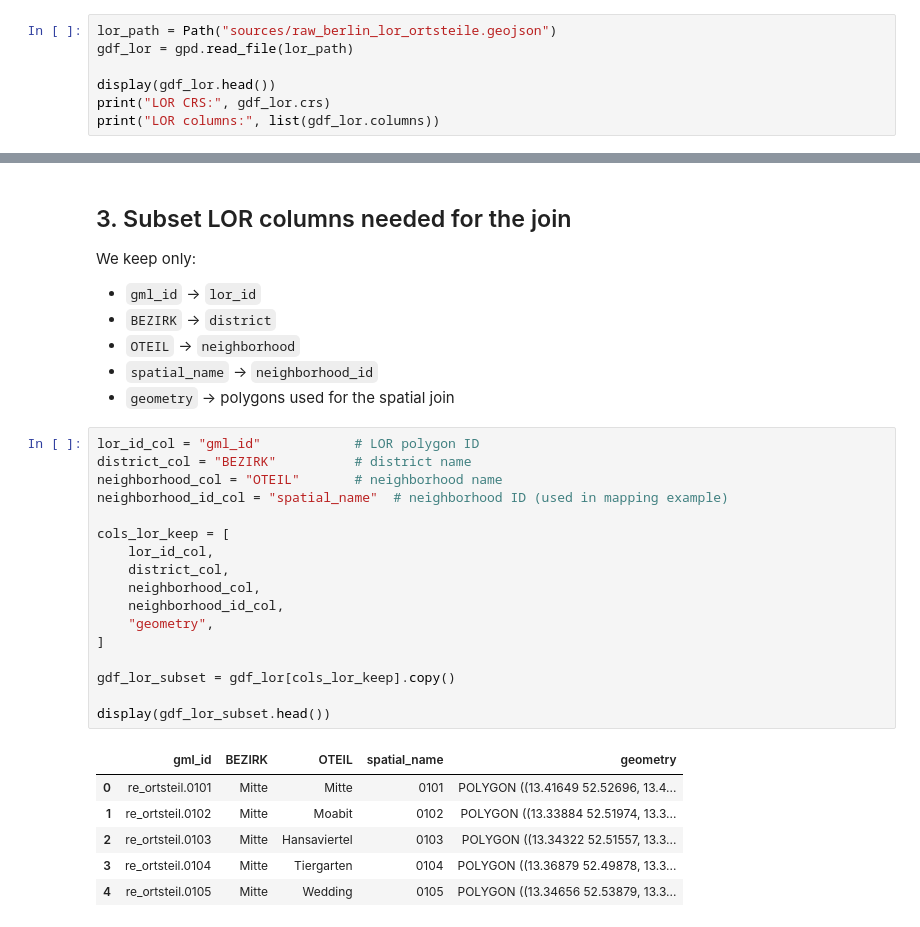
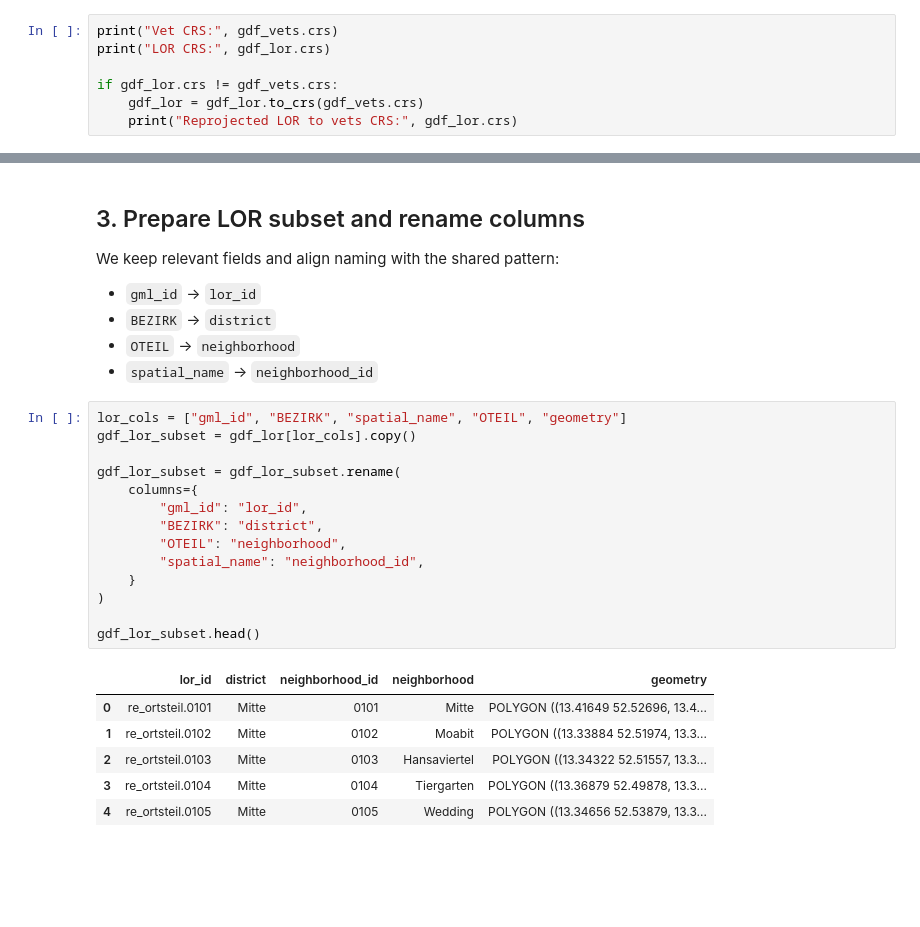
Before and after one commit to Nigar1209/berlin-poi-osm-pipeline, a Jupyter notebook: veterinary_clinics/01_vet_clinics_osm_lor_join.ipynb, the cells around one changed output, grey strips where cells are left out. Drawn from its saved outputs; the diff is of its cells as text; blank space fills up the shorter version.

```diff
--- a/veterinary_clinics/01_vet_clinics_osm_lor_join.ipynb
+++ b/veterinary_clinics/01_vet_clinics_osm_lor_join.ipynb
@@ -71,8 +55,8 @@ From this dataset we will keep:
 # %%
-lor_path = Path("sources/raw_berlin_lor_ortsteile.geojson")
-gdf_lor = gpd.read_file(lor_path)
+print("Vet CRS:", gdf_vets.crs)
+print("LOR CRS:", gdf_lor.crs)
 
-display(gdf_lor.head())
-print("LOR CRS:", gdf_lor.crs)
-print("LOR columns:", list(gdf_lor.columns))
+if gdf_lor.crs != gdf_vets.crs:
+    gdf_lor = gdf_lor.to_crs(gdf_vets.crs)
+    print("Reprojected LOR to vets CRS:", gdf_lor.crs)
 # %% [output]
@@ -87,35 +65,31 @@ LOR columns: ['gml_id', 'spatial_name', 'spatial_alias', 'spatial_type', 'OTEIL'
 # %% [markdown]
-## 3. Subset LOR columns needed for the join
+## 3. Prepare LOR subset and rename columns
 
-We keep only:
+We keep relevant fields and align naming with the shared pattern:
 
-- `gml_id`        → `lor_id`
-- `BEZIRK`        → `district`
-- `OTEIL`         → `neighborhood`
-- `spatial_name`  → `neighborhood_id`
-- `geometry`      → polygons used for the spatial join
+- `gml_id` → `lor_id`
+- `BEZIRK` → `district`
+- `OTEIL` → `neighborhood`
+- `spatial_name` → `neighborhood_id`
 # %%
-lor_id_col = "gml_id"            # LOR polygon ID
-district_col = "BEZIRK"          # district name
-neighborhood_col = "OTEIL"       # neighborhood name
-neighborhood_id_col = "spatial_name"  # neighborhood ID (used in mapping example)
+lor_cols = ["gml_id", "BEZIRK", "spatial_name", "OTEIL", "geometry"]
+gdf_lor_subset = gdf_lor[lor_cols].copy()
 
-cols_lor_keep = [
-    lor_id_col,
-    district_col,
-    neighborhood_col,
-    neighborhood_id_col,
-    "geometry",
-]
+gdf_lor_subset = gdf_lor_subset.rename(
+    columns={
+        "gml_id": "lor_id",
+        "BEZIRK": "district",
+        "OTEIL": "neighborhood",
+        "spatial_name": "neighborhood_id",
+    }
+)
 
-gdf_lor_subset = gdf_lor[cols_lor_keep].copy()
-
-display(gdf_lor_subset.head())
+gdf_lor_subset.head()
 # %% [output]
-|  | gml_id | BEZIRK | OTEIL | spatial_name | geometry |
-| 0 | re_ortsteil.0101 | Mitte | Mitte | 0101 | POLYGON ((13.41649 52.52696, 13.4... |
-| 1 | re_ortsteil.0102 | Mitte | Moabit | 0102 | POLYGON ((13.33884 52.51974, 13.3... |
-| 2 | re_ortsteil.0103 | Mitte | Hansaviertel | 0103 | POLYGON ((13.34322 52.51557, 13.3... |
-| 3 | re_ortsteil.0104 | Mitte | Tiergarten | 0104 | POLYGON ((13.36879 52.49878, 13.3... |
-| 4 | re_ortsteil.0105 | Mitte | Wedding | 0105 | POLYGON ((13.34656 52.53879, 13.3... |
+|  | lor_id | district | neighborhood_id | neighborhood | geometry |
+| 0 | re_ortsteil.0101 | Mitte | 0101 | Mitte | POLYGON ((13.41649 52.52696, 13.4... |
+| 1 | re_ortsteil.0102 | Mitte | 0102 | Moabit | POLYGON ((13.33884 52.51974, 13.3... |
+| 2 | re_ortsteil.0103 | Mitte | 0103 | Hansaviertel | POLYGON ((13.34322 52.51557, 13.3... |
+| 3 | re_ortsteil.0104 | Mitte | 0104 | Tiergarten | POLYGON ((13.36879 52.49878, 13.3... |
+| 4 | re_ortsteil.0105 | Mitte | 0105 | Wedding | POLYGON ((13.34656 52.53879, 13.3... |
 # %% [markdown]
```
Also changed, not shown: parts of 14 cells of this notebook, 6 other files.
